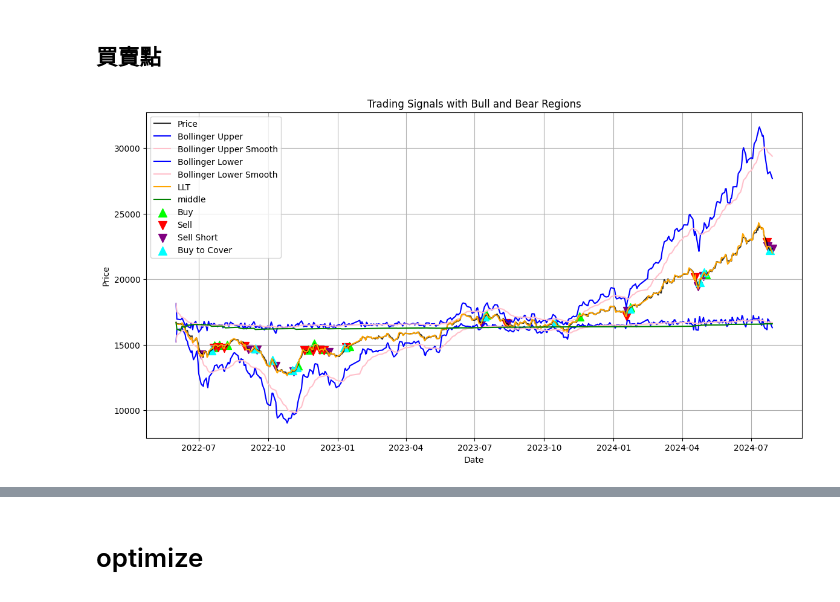
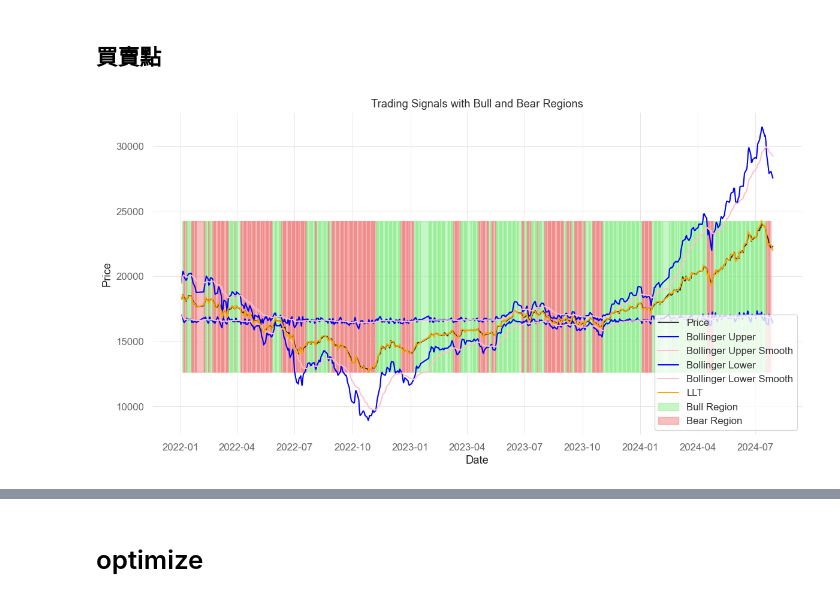
Before and after one commit to Xin95172/Quant_idea, a Jupyter notebook: llt.ipynb, the cells around one changed output, grey strips where cells are left out. Cells and saved outputs as stored; diff of their text form; code cells hidden in the pictures.

Commit message:
modified garch

```diff
--- a/llt.ipynb
+++ b/llt.ipynb
@@ -36,6 +42,7 @@ data = df['close']
 a = 0.9
 p = 1
 q = 1
+o = 1
 num_vol = 1
 rolling = 20
 upper_threshold = 0.03
@@ -59,7 +66,7 @@ for i in range(0, len(df)):
     df.loc[df.index[i], 'llt_slope'] = df['llt'].iloc[i] - df['llt'].iloc[i - 1]
 
 def bolinger_band(data, num_vol):
-    model = arch_model(df['llt'].dropna(), vol = 'Garch', p = p, q = q, rescale = False)
+    model = arch_model(df['llt'].dropna(), vol = 'Garch', p = p, q = q, o = o, rescale = False)
     garch_fit = model.fit(disp = 'off')
     df['garch_volitility'] = garch_fit.conditional_volatility
 
@@ -82,8 +89,6 @@ def bolinger_band(data, num_vol):
     df['lower_down'] = df['lower_deviation'] >= lower_threshold
     df['upper_down'] = df['upper_retrace'] >= retrace_u_threshold
     df['lower_rise'] = df['lower_retrace'] >= retrace_l_threshold
-
-    df['mean'] = df['close'].mean()
 
     return df
 
@@ -150,10 +153,12 @@ for i in range(2, len(df)):
     df.loc[df.index[i], 'Bear'] = (condition1 & condition4) | (condition2 & condition6)
 
     # 進出場邏輯
-    entryLong = (df['llt_slope'].iloc[i] > 0) & (((df['upper_rise'].iloc[i] == True) & (condition1)) | ((df['lower_rise'].iloc[i] == True) & (condition2)))
-    exitLong = (df['llt_slope'].iloc[i] < 0) & (((df['upper_down'].iloc[i] == True) & (condition1)) | ((df['lower_down'].iloc[i] == True) & (condition2)))
-    entryShort = (df['llt_slope'].iloc[i] < 0) & (((df['upper_down'].iloc[i] == True) & (condition1)) | ((df['lower_down'].iloc[i] == True) & (condition2)))
-    exitShort = (df['llt_slope'].iloc[i] > 0) & (((df['upper_rise'].iloc[i] == True) & (condition1)) | ((df['lower_rise'].iloc[i] == True) & (condition2)))
+    entryLong = (df['llt_slope'].iloc[i] > 0) & (((df['upper_rise'].iloc[i] == True) & condition1) | ((df['lower_rise'].iloc[i] == True) & condition2))
+    # exitLong = (df['llt_slope'].iloc[i] < 0) & (((df['upper_down'].iloc[i] == True) & condition1) | ((df['lower_down'].iloc[i] == True) & condition2))
+    exitLong = ((df['bolinger_upper'].iloc[i] < df['bolinger_upper_smooth'].iloc[i]) & condition1 & condition4) | ((df['bolinger_lower'].iloc[i] < df['bolinger_lower_smooth'].iloc[i]) & condition2 & condition6)
+    entryShort = (df['llt_slope'].iloc[i] < 0) & (((df['upper_down'].iloc[i] == True) & condition1) | ((df['lower_down'].iloc[i] == True) & condition2))
+    # exitShort = (df['llt_slope'].iloc[i] > 0) & (((df['upper_rise'].iloc[i] == True) & condition1) | ((df['lower_rise'].iloc[i] == True) & condition2))
+    exitShort = ((df['bolinger_upper'].iloc[i] > df['bolinger_upper_smooth'].iloc[i]) & condition1 & condition3) | ((df['bolinger_lower'].iloc[i] > df['bolinger_lower_smooth'].iloc[i]) & condition2 & condition5)
 
     print(f'{df.index[i]}, state : {BS}, position : {ret_df["position"].iloc[i]}')
 
@@ -238,7 +243,7 @@ for i in range(2, len(df)):
                 ret_df.loc[ret_df.index[i + 1], 'position'] += unit
                 ret_df.loc[ret_df.index[i], 'profit_fee_list'] = profit_fee
                 ret_df.loc[ret_df.index[i + 1], 'sell_price'] = df['open'].iloc[i + 1]
-                ret_df.loc[ret_df.index[i + 1], 'sell'] = i + 1
+                ret_df.loc[ret_df.index[i + 1], 'buytocover'] = i + 1
                 BS = None
                 # print(f'buytocover at {df.index[i + 1]}')
         else:
@@ -356,45 +367,45 @@ plt.plot(df.index, df['open'], label='Price', color='black', alpha=0.8)
 plt.plot(df.index, df['bolinger_upper'], label='Bollinger Upper', color='blue')
 plt.plot(df.index, df['bolinger_upper_smooth'], label='Bollinger Upper Smooth', color='pink')
 
 # 绘制布林带下轨线
 plt.plot(df.index, df['bolinger_lower'], label='Bollinger Lower', color='blue')
 plt.plot(df.index, df['bolinger_lower_smooth'], label='Bollinger Lower Smooth', color='pink')
 
 # 绘制LLT线
 plt.plot(df.index, df['llt'], label='LLT', color='orange')
 
 # 绘制中线
-plt.plot(df.index, df['middle'], label='middle', color='green')
+# plt.plot(df.index, df['middle'], label='middle', color='green')
 
 # # 绘制买入点
-plt.scatter(buy_points.index, df['open'].loc[buy_points.index], color='lime', marker='^', label='Buy', s=100)
+# plt.scatter(buy_points.index, df['open'].loc[buy_points.index], color='lime', marker='^', label='Buy', s=100)
 
 # # 绘制卖出点
-plt.scatter(sell_points.index, df['open'].loc[sell_points.index], color='red', marker='v', label='Sell', s=100)
+# plt.scatter(sell_points.index, df['open'].loc[sell_points.index], color='red', marker='v', label='Sell', s=100)
 
 # # 绘制卖空点
-plt.scatter(sellshort_points.index, df['open'].loc[sellshort_points.index], color='purple', marker='v', label='Sell Short', s=100)
+# plt.scatter(sellshort_points.index, df['open'].loc[sellshort_points.index], color='purple', marker='v', label='Sell Short', s=100)
 
 # # 绘制买回点
-plt.scatter(buytocover_points.index, df['open'].loc[buytocover_points.index], color='cyan', marker='^', label='Buy to Cover', s=100)
+# plt.scatter(buytocover_points.index, df['open'].loc[buytocover_points.index], color='cyan', marker='^', label='Buy to Cover', s=100)
 
 # # 绘制 Bull 和 Bear 区域
-# bull_region_label_shown = False
-# bear_region_label_shown = False
-# for i in range(1, len(df)):
-#     if df['Bull'].iloc[i]:
-#         plt.fill_between(df.index[i-1:i+1], df['open'].min(), df['open'].max(), color='lightgreen', alpha=0.5, label='Bull Region' if not bull_region_label_shown else "")
-#         bull_region_label_shown = True
-#     if df['Bear'].iloc[i]:
-#         plt.fill_between(df.index[i-1:i+1], df['open'].min(), df['open'].max(), color='lightcoral', alpha=0.5, label='Bear Region' if not bear_region_label_shown else "")
-#         bear_region_label_shown = True
+bull_region_label_shown = False
+bear_region_label_shown = False
+for i in range(1, len(df)):
+    if df['Bull'].iloc[i]:
+        plt.fill_between(df.index[i-1:i+1], df['open'].min(), df['open'].max(), color='lightgreen', alpha=0.5, label='Bull Region' if not bull_region_label_shown else "")
+        bull_region_label_shown = True
+    if df['Bear'].iloc[i]:
+        plt.fill_between(df.index[i-1:i+1], df['open'].min(), df['open'].max(), color='lightcoral', alpha=0.5, label='Bear Region' if not bear_region_label_shown else "")
+        bear_region_label_shown = True
 
 # 添加图例、标题和标签
 plt.legend()
 plt.title('Trading Signals with Bull and Bear Regions')
 plt.xlabel('Date')
 plt.ylabel('Price')
 plt.grid(True)
 plt.show()
 # %% [output]
-[figure, old version]
+[figure, new version]
```
Also changed, not shown: parts of 10 cells of this notebook, 3 other files.
